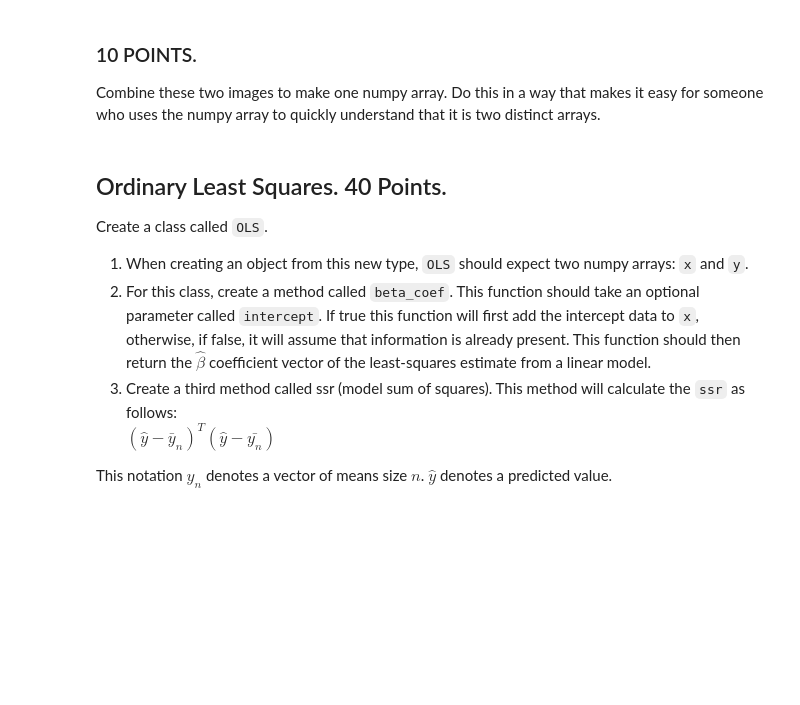
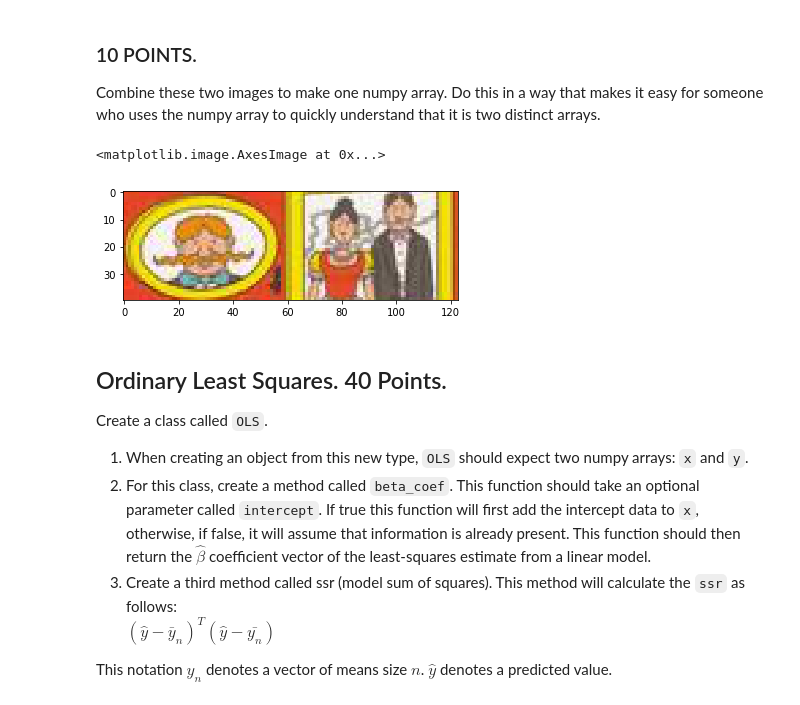
Before and after one commit to siqizh/home_work, a Jupyter notebook: homework9/homework9.ipynb, the cells around one changed output. Saved outputs shown, nothing was run; the diff lists cells and outputs as text; code cells hidden in the pictures; blank space fills up the shorter version.

```diff
--- a/homework9/homework9.ipynb
+++ b/homework9/homework9.ipynb
@@ -39,6 +75,13 @@ On the same wall is a frame with a man and woman in a picture. Using the same di
 # %% [markdown]
 ### 10 POINTS.
 Combine these two images to make one numpy array. Do this in a way that makes it easy for someone who uses the numpy array to quickly understand that it is two distinct arrays.
+# %%
+import numpy as np
+two_images = np.hstack((red_mustache, man_woman))
+plt.imshow(two_images)
+# %% [output]
+<matplotlib.image.AxesImage at 0x...>
+[figure, added]
 # %% [markdown]
 ## Ordinary Least Squares. 40 Points.
 Create a class called `OLS`.
```
Also changed, not shown: parts of 8 cells of this notebook.
